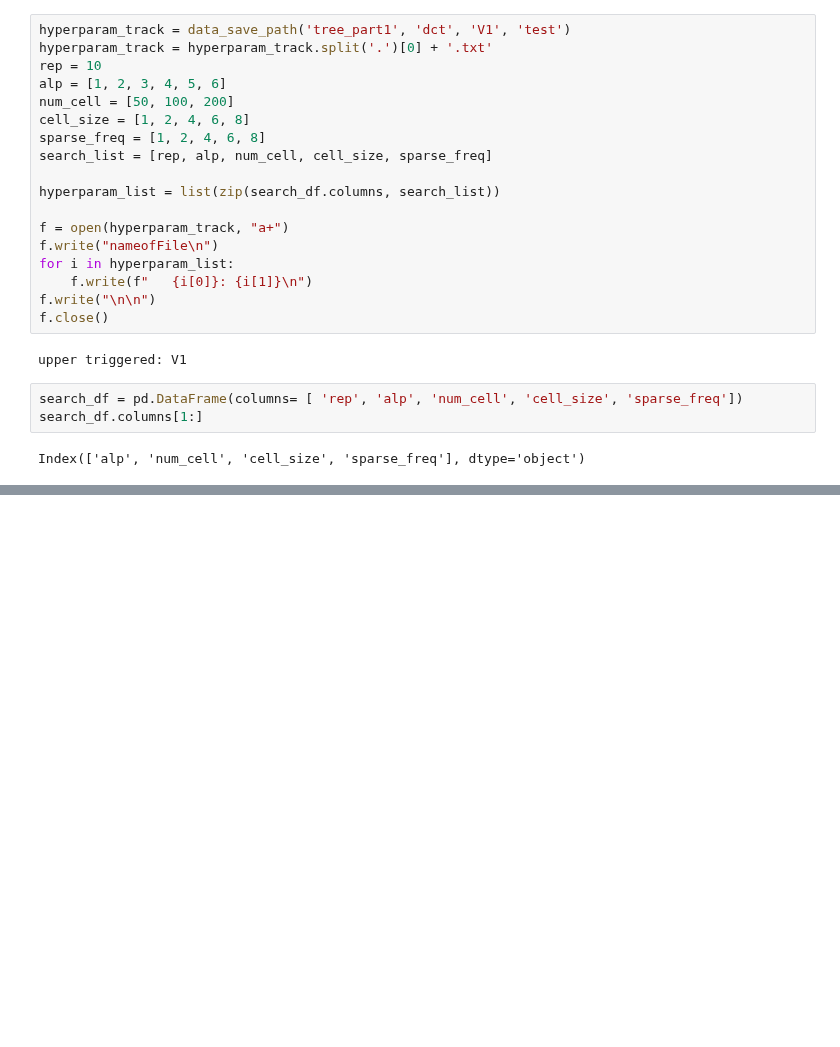
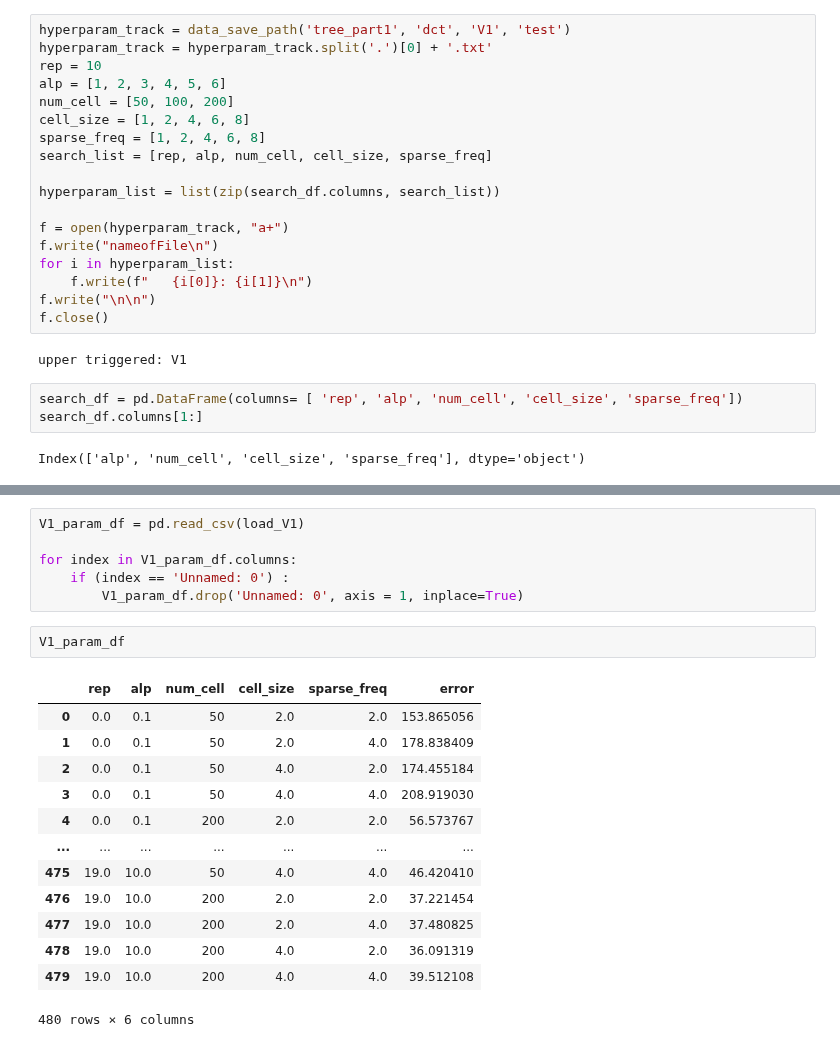
Before and after one commit to qkstngus000/Visual-Compressive-Sensing, a Jupyter notebook: experiment/write_text_file.ipynb, the cells around one changed output, grey strips where cells are left out. Drawn from its saved outputs; the diff is of its cells as text; blank space fills up the shorter version.

```diff
--- a/experiment/write_text_file.ipynb
+++ b/experiment/write_text_file.ipynb
@@ -30,0 +57,22 @@ Index(['alp', 'num_cell', 'cell_size', 'sparse_freq'], dtype='object')
+# %%
+V1_param_df = pd.read_csv(load_V1)
+
+for index in V1_param_df.columns:
+    if (index == 'Unnamed: 0') :
+        V1_param_df.drop('Unnamed: 0', axis = 1, inplace=True)
+# %%
+V1_param_df
+# %% [output]
+|  | rep | alp | num_cell | cell_size | sparse_freq | error |
+| 0 | 0.0 | 0.1 | 50 | 2.0 | 2.0 | 153.865056 |
+| 1 | 0.0 | 0.1 | 50 | 2.0 | 4.0 | 178.838409 |
+| 2 | 0.0 | 0.1 | 50 | 4.0 | 2.0 | 174.455184 |
+| 3 | 0.0 | 0.1 | 50 | 4.0 | 4.0 | 208.919030 |
+| 4 | 0.0 | 0.1 | 200 | 2.0 | 2.0 | 56.573767 |
+| ... | ... | ... | ... | ... | ... | ... |
+| 475 | 19.0 | 10.0 | 50 | 4.0 | 4.0 | 46.420410 |
+| 476 | 19.0 | 10.0 | 200 | 2.0 | 2.0 | 37.221454 |
+| 477 | 19.0 | 10.0 | 200 | 2.0 | 4.0 | 37.480825 |
+| 478 | 19.0 | 10.0 | 200 | 4.0 | 2.0 | 36.091319 |
+| 479 | 19.0 | 10.0 | 200 | 4.0 | 4.0 | 39.512108 |
+480 rows × 6 columns
```
Also changed, not shown: parts of 16 cells of this notebook, 5 other files.
